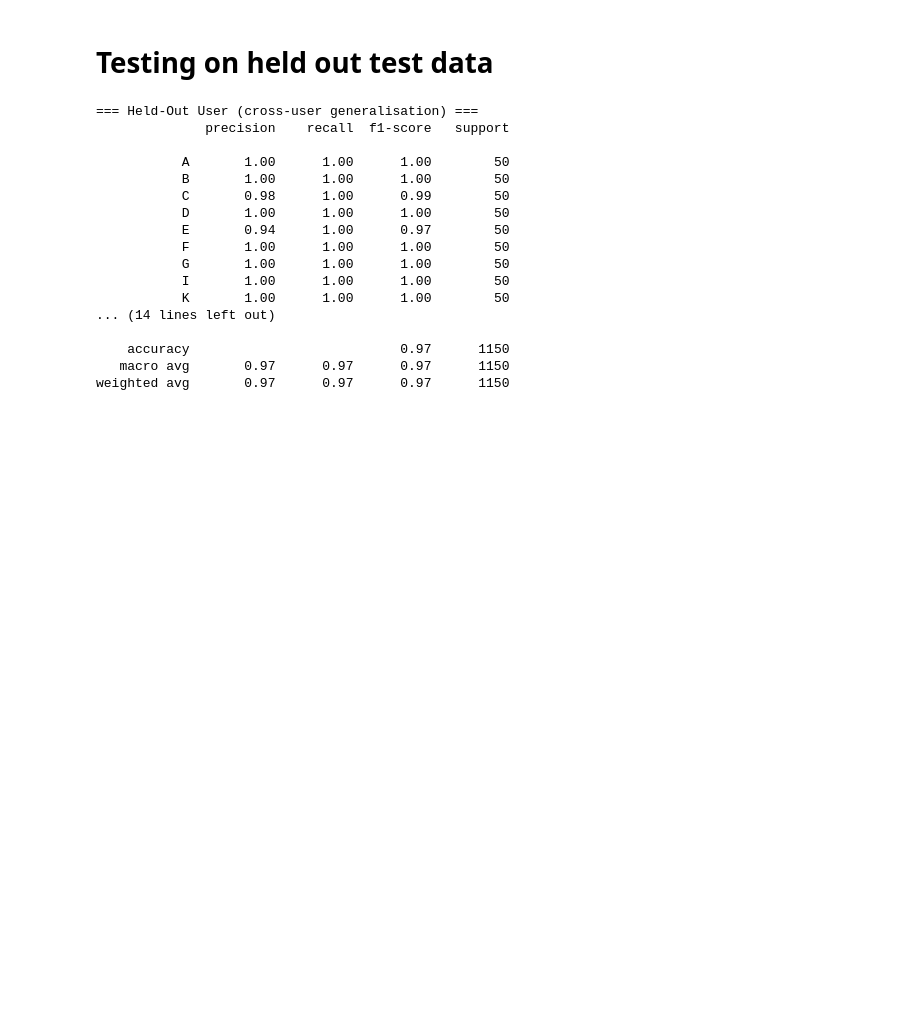
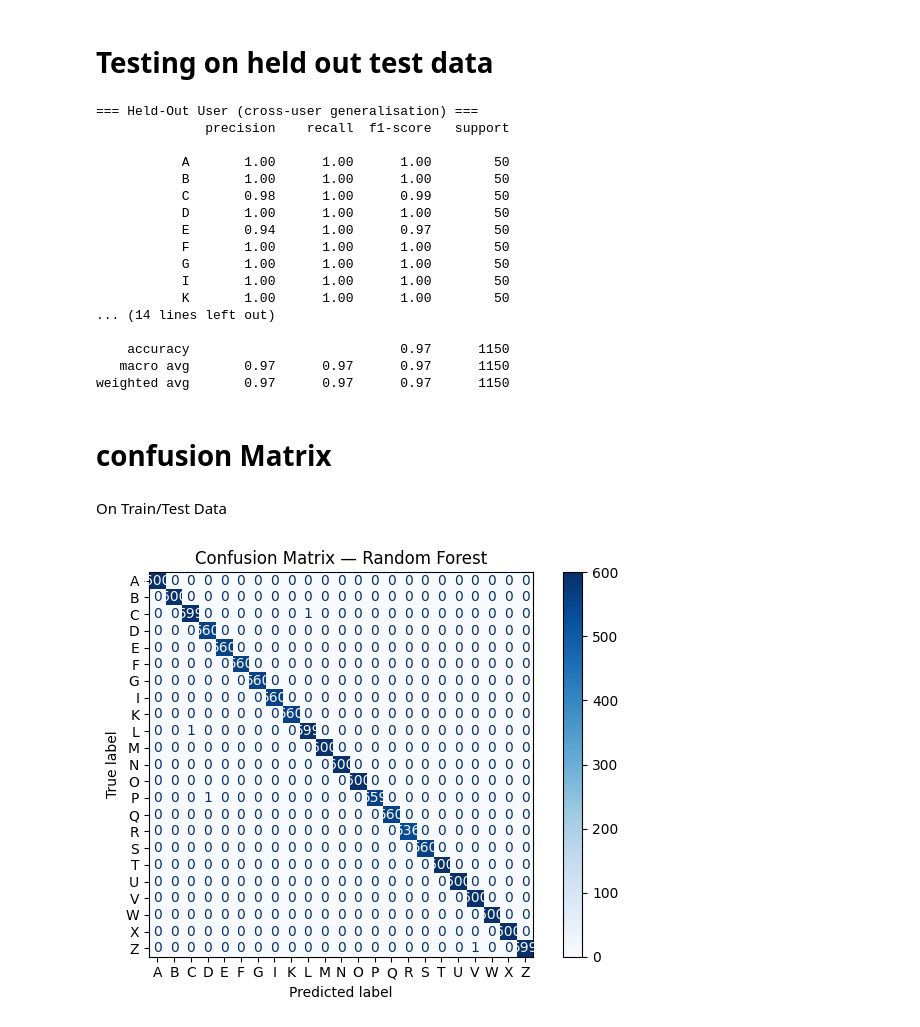
Before and after one commit to Dwibon/ISL-FingerSpell, a Jupyter notebook: training/notebooks/train_model.ipynb, the cells around one changed output. Cells and saved outputs as stored; diff of their text form; code cells hidden in the pictures; blank space fills up the shorter version.

Commit message:
add the confusion matrix for train/test and held out data

```diff
--- a/training/notebooks/train_model.ipynb
+++ b/training/notebooks/train_model.ipynb
@@ -242,3 +242,19 @@ print(classification_report(y_holdout, holdout_preds))
     accuracy                           0.97      1150
    macro avg       0.97      0.97      0.97      1150
 weighted avg       0.97      0.97      0.97      1150
+# %% [markdown]
+# confusion Matrix
+# %% [markdown]
+On Train/Test Data
+# %%
+ConfusionMatrixDisplay.from_predictions(
+    y_test, rf_preds,
+    display_labels=rf.classes_,
+    cmap='Blues'
+)
+plt.title("Confusion Matrix — Random Forest")
+plt.tight_layout()
+plt.savefig('/Users/dwibon/Desktop/ISL-FingerSpell/assets/confusion_matrix.png', dpi=150)
+plt.show()
+# %% [output]
+[figure, added]
```
Also changed, not shown: parts of 2 cells of this notebook, 2 other files.
